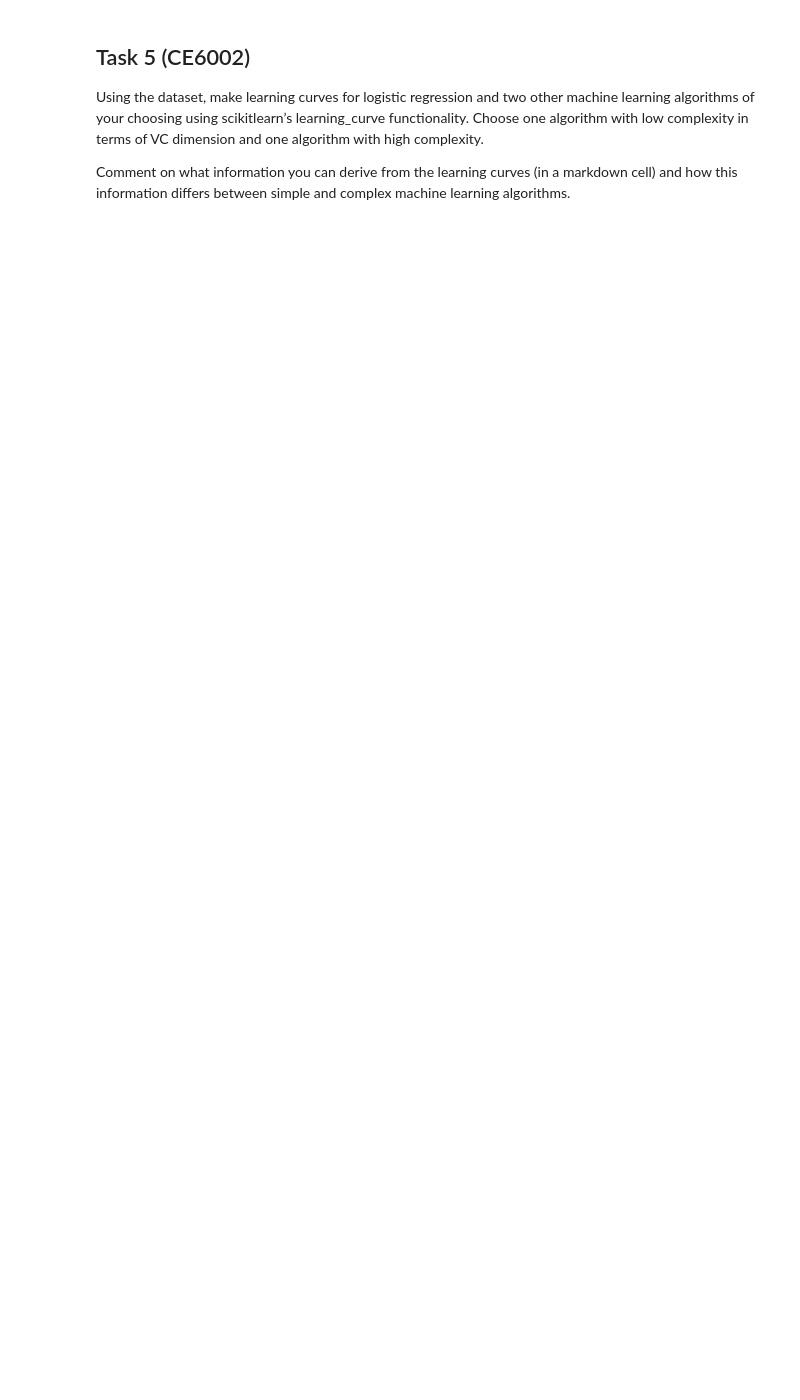
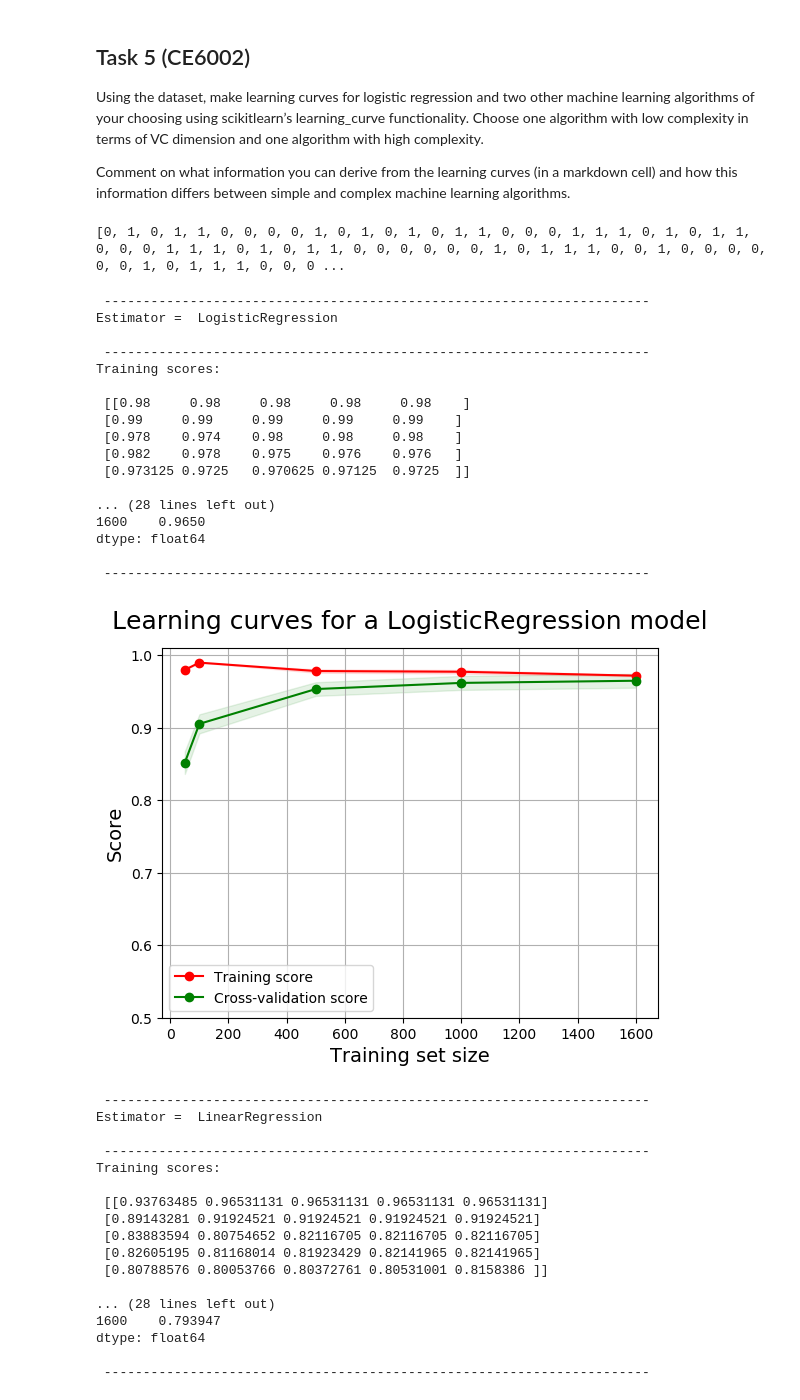
Before and after one commit to vipulpopat/MSCAI_Sem1_Etivity2, a Jupyter notebook: Etivity2_9939245.ipynb, the cells around one changed output. Drawn from its saved outputs; the diff is of its cells as text; code cells hidden in the pictures; blank space fills up the shorter version.

```diff
--- a/Etivity2_9939245.ipynb
+++ b/Etivity2_9939245.ipynb
@@ -1041,7 +1153,8 @@ def plot_learning_curve(X,y,estimator=LogisticRegression()):
 
     # Max Value = 80% of 2000 = 1600
     # train_sizes = [1, 100, 500, 1000, 1600] ValueError: This solver needs samples of at least 2 classes in the data, but the data contains only one class: 0
-    train_sizes = [10, 100, 500, 1000, 1600]
+    #train_sizes = [10, 100, 500, 1000, 1600]
+    train_sizes = [50, 100, 500, 1000, 1600]
 
     # train_sizes, train_scores, validation_scores = learning_curve(
     #                                                    estimator = LinearRegression(), X = electricity[features],
@@ -1115,8 +1228,51 @@ def plot_learning_curve(X,y,estimator=LogisticRegression()):
     plt.title(title, fontsize = 18, y = 1.03)
     plt.legend()
     plt.show();
+# %%
+print(y)
+# %% [output]
+[0, 1, 0, 1, 1, 0, 0, 0, 0, 1, 0, 1, 0, 1, 0, 1, 1, 0, 0, 0, 1, 1, 1, 0, 1, 0, 1, 1, 0, 0, 0, 1, 1, 1, 0, 1, 0, 1, 1, 0, 0, 0, 0, 0, 0, 1, 0, 1, 1, 1, 0, 0, 1, 0, 0, 0, 0, 0, 0, 1, 0, 1, 1, 1, 0, 0, 0 ...
 # %%
-estimators = [LogisticRegression(), LinearRegression(), GaussianNB(), LinearSVC()]
+from sklearn.gaussian_process import GaussianProcessClassifier
+from sklearn.gaussian_process.kernels import RBF
+
+estimators = [LogisticRegression(), LinearRegression(), GaussianNB(), LinearSVC(),GaussianProcessClassifier(1.0 * RBF(1.0))]
 
 for est in estimators:
     plot_learning_curve(X,y,estimator=est)
+# %% [output]
+ ----------------------------------------------------------------------
+Estimator =  LogisticRegression
+
+ ----------------------------------------------------------------------
+Training scores:
+
+ [[0.98     0.98     0.98     0.98     0.98    ]
+ [0.99     0.99     0.99     0.99     0.99    ]
+ [0.978    0.974    0.98     0.98     0.98    ]
+ [0.982    0.978    0.975    0.976    0.976   ]
+ [0.973125 0.9725   0.970625 0.97125  0.9725  ]]
+
+... (28 lines left out)
+1600    0.9650
+dtype: float64
+
+ ----------------------------------------------------------------------
+[figure, added]
+ ----------------------------------------------------------------------
+Estimator =  LinearRegression
+
+ ----------------------------------------------------------------------
+Training scores:
+
+ [[0.93763485 0.96531131 0.96531131 0.96531131 0.96531131]
+ [0.89143281 0.91924521 0.91924521 0.91924521 0.91924521]
+ [0.83883594 0.80754652 0.82116705 0.82116705 0.82116705]
+ [0.82605195 0.81168014 0.81923429 0.82141965 0.82141965]
+ [0.80788576 0.80053766 0.80372761 0.80531001 0.8158386 ]]
+
+... (28 lines left out)
+1600    0.793947
+dtype: float64
+
+ ----------------------------------------------------------------------
```
Also changed, not shown: parts of 13 cells of this notebook.
